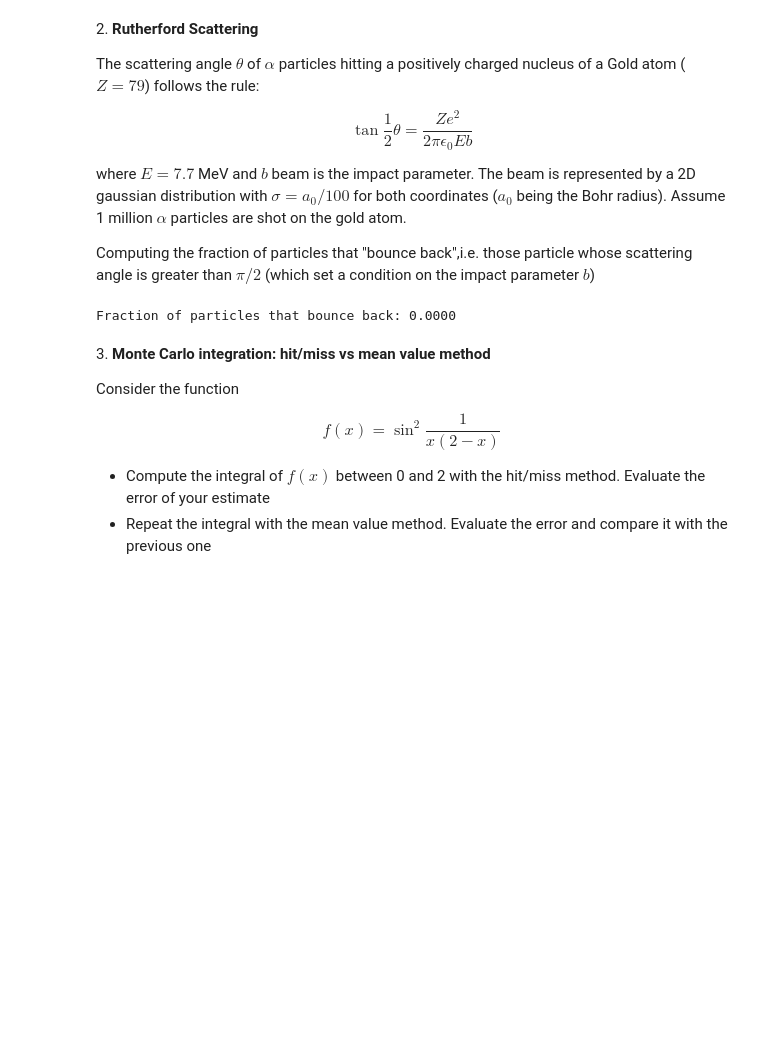
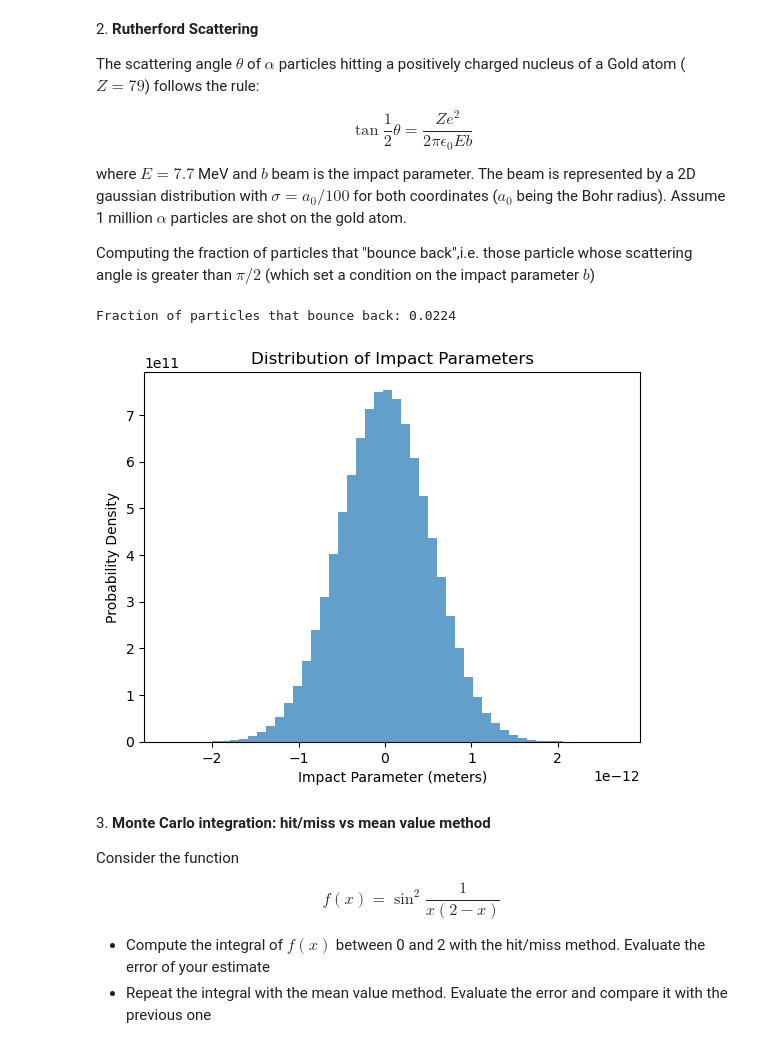
Before and after one commit to EugeniaBoccanera/LaboratoryOfComputationalPhysics_Y6, a Jupyter notebook: 10ex_MonteCarlo.ipynb, the cells around one changed output. Saved outputs shown, nothing was run; the diff lists cells and outputs as text; code cells hidden in the pictures; blank space fills up the shorter version.

```diff
--- a/10ex_MonteCarlo.ipynb
+++ b/10ex_MonteCarlo.ipynb
@@ -84,33 +148,36 @@ Computing the fraction of particles that "bounce back",i.e. those particle whose
 # %%
 ## da correggere
 import numpy as np
 import matplotlib.pyplot as plt
 
 # Constants
 Z = 79
 e = 1.602e-19  # Elementary charge in coulombs
 epsilon_0 = 8.854e-12  # Vacuum permittivity in F/m
-E = 7.7e6 * 1.602e-13  # Energy in Joules (converted from MeV to Joules)
-a_0 = 1e-15  # Bohr radius in meters
+E = 7.7e6 * e  # Energy in Joules (converted from MeV to Joules)
+a_0 = 5.29e-11  # Bohr radius in meters
 sigma = a_0 / 100  # Standard deviation for the Gaussian distribution
 num_particles = 1000000  # Number of alpha particles
+b = np.random.normal(scale=sigma,size=num_particles)
+#print(b[:20])
 
-# Simulating impact parameters with a 2D Gaussian distribution
-np.random.seed(42)  # Set seed for reproducibility
-impact_parameters = np.random.normal(loc=0, scale=sigma, size=(num_particles))
+theta = 2*np.arctan((Z*e**2)/(2*np.pi*epsilon_0*E*b))
 
-# Calculate scattering angles
-theta_half=np.arctan((Z * e ** 2) / (2 * np.pi * epsilon_0 * E * impact_parameters))
+# No. of scattering angles greater than pi/2
+bounce_back = len(theta[theta>abs(np.pi/2)])
 
-# Calculate the fraction of particles that bounce back (scattering angle > pi/2)
-fraction_bounce_back = np.sum(theta_half > np.pi/2) / num_particles
+fraction_bounce_back = bounce_back/num_particles
+print(f"Fraction of particles that bounce back: {fraction_bounce_back:.4f}")
 
-#np.sum(theta_half > np.pi/2) / num_particles
-
-# Display the result
-print(f"Fraction of particles that bounce back: {fraction_bounce_back:.4f}")
+# Optional: Plot the distribution of impact parameters
+plt.hist(b, bins=50, density=True, alpha=0.7)
+plt.xlabel('Impact Parameter (meters)')
+plt.ylabel('Probability Density')
+plt.title('Distribution of Impact Parameters')
+plt.show()
 # %% [output]
-Fraction of particles that bounce back: 0.0000
+Fraction of particles that bounce back: 0.0224
+[figure, added]
 # %% [markdown]
 3\. **Monte Carlo integration: hit/miss vs mean value method**
 
```
Also changed, not shown: parts of 4 cells of this notebook.
